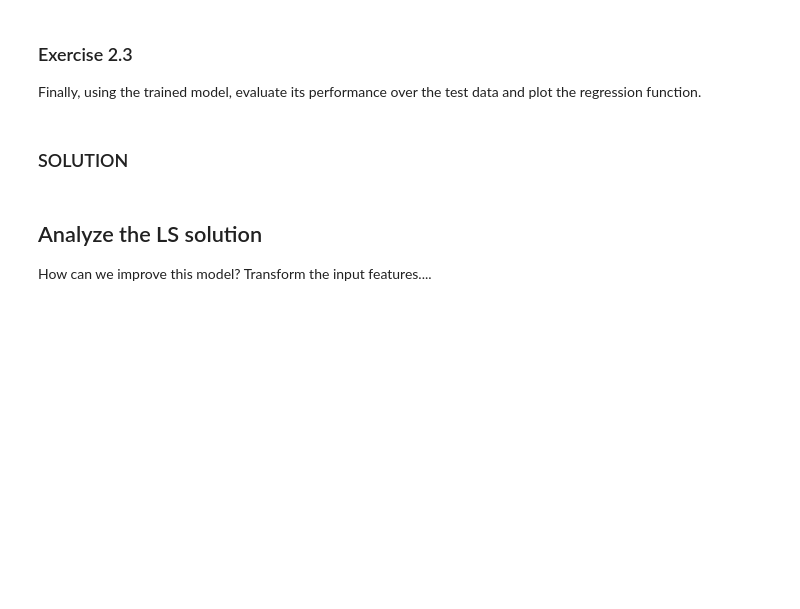
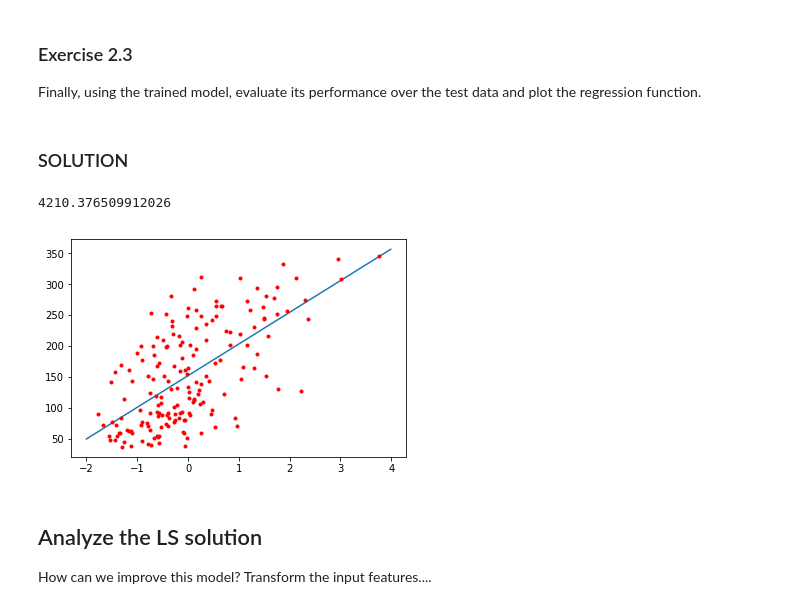
Before and after one commit to ikerarana/Machine-Learning-Notebooks, a Jupyter notebook: Curso Machine Learning UC3M Python/Week 3 - Linear regresion/1_Notebook about linear and polinomial regresion.ipynb, the cells around one changed output. Cells and saved outputs as stored; diff of their text form; code cells hidden in the pictures; blank space fills up the shorter version.

```diff
--- a/Curso Machine Learning UC3M Python/Week 3 - Linear regresion/1_Notebook about linear and polinomial regresion.ipynb
+++ b/Curso Machine Learning UC3M Python/Week 3 - Linear regresion/1_Notebook about linear and polinomial regresion.ipynb
@@ -154,3 +173,12 @@ Create an extended training and test matrix by adding a first columns of ones. C
+# %%
+# <SOL>
+# Create an extended version of training and test data
+Ntr = X_train_BMI.shape[0]
+Ntst = X_test_BMI.shape[0]
+
+X_train_e = np.concatenate((np.ones((Ntr,1)), X_train_BMI) , axis=1)
+X_test_e = np.concatenate((np.ones((Ntst,1)), X_test_BMI) , axis=1)
+# </SOL>
 # %% [markdown]
 ## Compute LS solution
 
@@ -174,0 +198,17 @@ Obtain the vector weigths, 'w_start', of the LS solution
+# %%
+# <SOL>
+# Standard implementation of the above equation
+w_star = np.linalg.inv(X_train_e.T @ X_train_e) @ X_train_e.T @ Y_train
+print(w_star)
+
+w_star = np.dot(np.linalg.inv(np.dot(X_train_e.T, X_train_e)), np.dot(X_train_e.T, Y_train))
+print(w_star)
+
+# Using the pseudoinverse funtion (pinv)
+w_star = np.linalg.pinv(X_train_e) @ Y_train
+print(w_star)
+
+# Solving the original LS problem (lstsq)
+w_star= np.linalg.lstsq(X_train_e, Y_train, rcond=None )[0]
+print(w_star)
+# </SOL>
@@ -187,3 +230,33 @@ Finally, using the trained model, evaluate its performance over the test data an
+# %%
+# <SOL>
+
+# Evaluate test error
+
+f_test=X_test_e @ w_star
+MSE_test = np.mean((Y_test-f_test)**2)
+print(MSE_test)
+# </SOL>
+# %% [output]
+4210.376509912026
+# %%
+# <SOL>
+# Plot the regression function
+
+X_plot = np.arange (-2,4,0.01)
+
+Nplot = X_plot.shape[0]
+
+
+X_plot_e = np.concatenate((np.ones((Nplot,1)), X_plot[:,np.newaxis]) , axis=1) # This is not data! Just to visualize
+
+f_plot=X_plot_e @ w_star
+plt.figure()
+plt.plot(X_plot,f_plot)
+plt.plot(X_train_e[:,1], Y_train, '.r')
+plt.show()
+# </SOL>
+# %% [output]
+[figure, added]
 # %% [markdown]
 ## Analyze the LS solution
 
```
Also changed, not shown: parts of 27 cells of this notebook, 2 other files.
